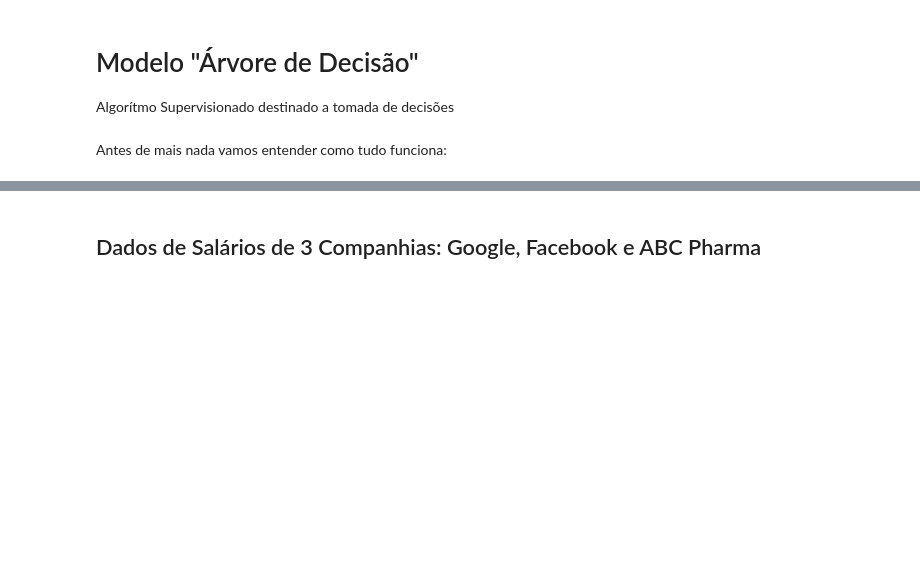
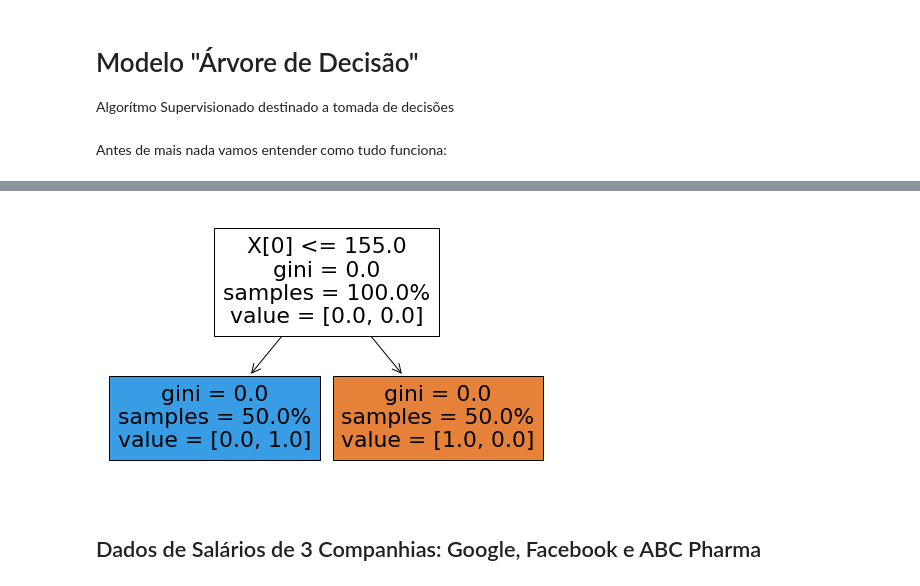
Before and after one commit to fernandoans/machinelearning, a Jupyter notebook: ML03-DecisionTree.ipynb, the cells around one changed output, grey strips where cells are left out. Saved outputs shown, nothing was run; the diff lists cells and outputs as text; code cells hidden in the pictures; blank space fills up the shorter version.

Commit message:
Visualização da Árvore

```diff
--- a/ML03-DecisionTree.ipynb
+++ b/ML03-DecisionTree.ipynb
@@ -36,3 +43,9 @@ else:
+# %%
+plt.figure(figsize=(8,5))
+tree.plot_tree(clf, filled=True, proportion=True, precision=0)
+plt.show()
+# %% [output]
+[figure, added]
 # %% [markdown]
 ## Dados de Salários de 3 Companhias: Google, Facebook e ABC Pharma
 # %%
```
Also changed, not shown: parts of 2 cells of this notebook.
